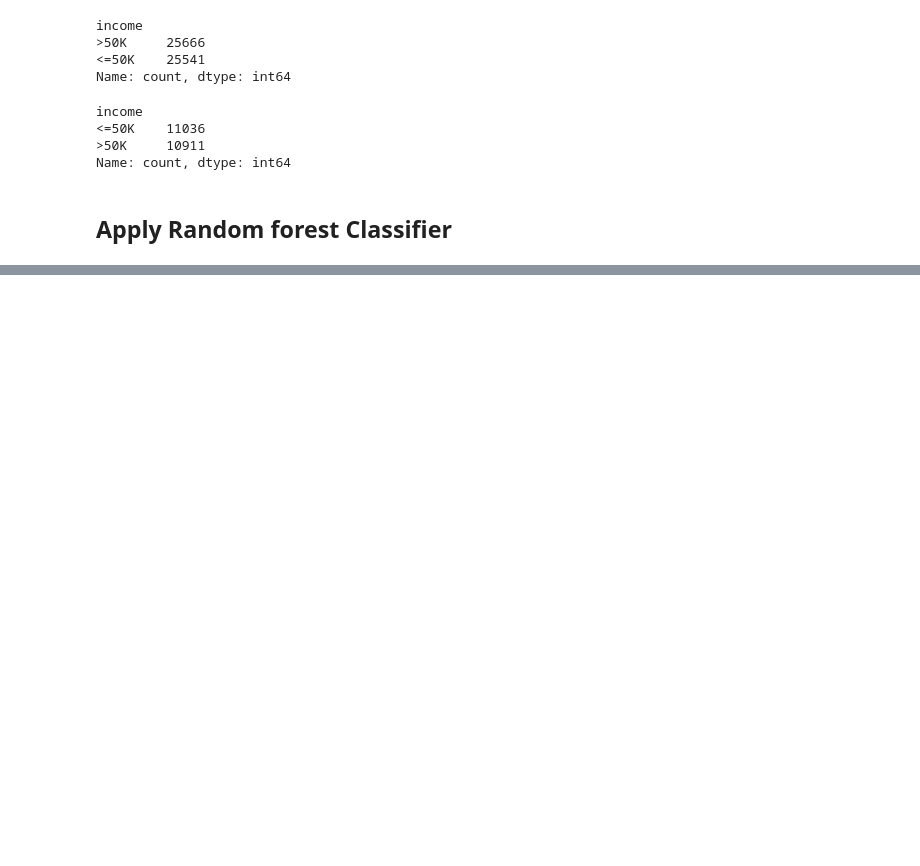
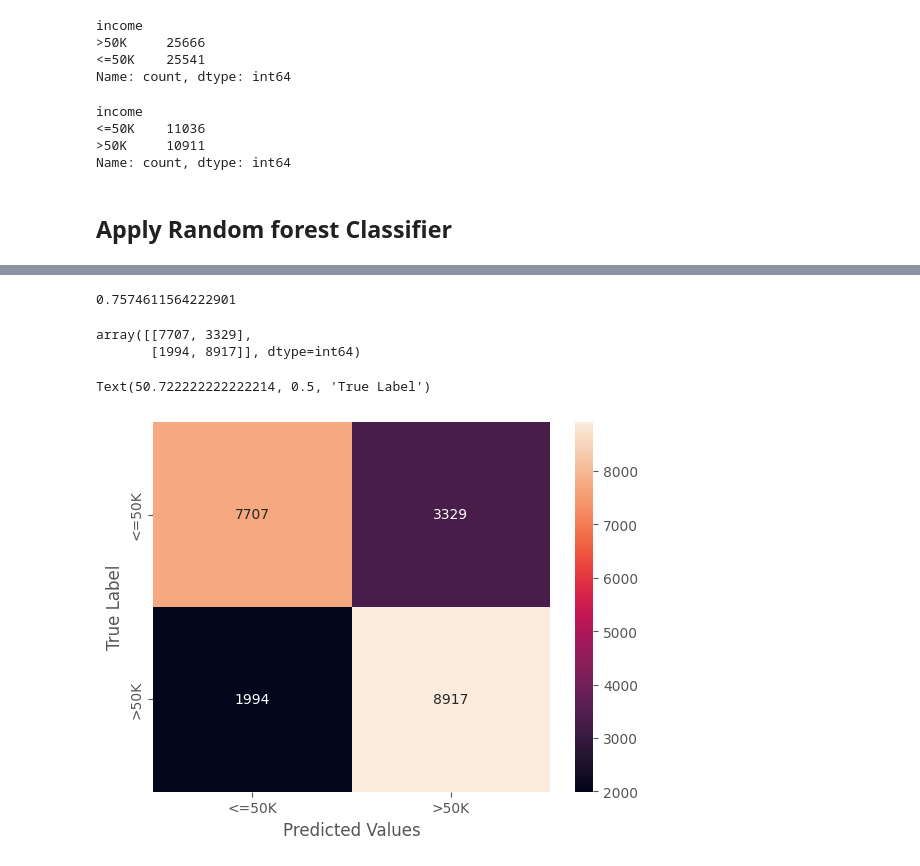
Before and after one commit to Lakshan2023/Machine-Learning-Coursework, a Jupyter notebook: DataCleaningProcess.ipynb, the cells around one changed output, grey strips where cells are left out. Saved outputs shown, nothing was run; the diff lists cells and outputs as text; code cells hidden in the pictures; blank space fills up the shorter version.

```diff
--- a/DataCleaningProcess.ipynb
+++ b/DataCleaningProcess.ipynb
@@ -1527,0 +1502,16 @@ Text(50.722222222222214, 0.5, 'True Label')
+# %%
+from sklearn.naive_bayes import BernoulliNB
+from sklearn.model_selection import GridSearchCV
+
+clf = BernoulliNB()
+
+# Define the parameter grid to search
+param_grid = {'alpha': [0.05, 0.1, 0.2, 0.3, 0.5, 1.0],
+              'binarize': [None, 0.0, 0.5]}
+
+# Perform grid search with cross-validation
+grid_search = GridSearchCV(clf, param_grid, cv=5, scoring='accuracy')
+grid_search.fit(train_x, train_y)
+
+# Print the best parameters found
+print("Best Parameters:", grid_search.best_params_)
@@ -1528,5 +1520,4 @@ Text(50.722222222222214, 0.5, 'True Label')
 # %%
-# from sklearn.naive_bayes import GaussianNB
+model_bayes = BernoulliNB(alpha=0.5, binarize=0.0)
 # %%
-# gausian_model = GaussianNB()
-# gausian_model.fit(train_x, train_y)
+model_bayes.fit(train_x, train_y)
@@ -1539,3 +1536,5 @@ Text(50.722222222222214, 0.5, 'True Label')
 # %%
-# random_model.fit(train_x, train_y)
+accuracy_score(test_y, model_bayes.predict(test_x))
+# %% [output]
+0.7574611564222901
 # %%
@@ -1543,4 +1542,14 @@ Text(50.722222222222214, 0.5, 'True Label')
 # %%
-# random_model.score(train_x, train_y)
+cm = confusion_matrix(test_y, model_bayes.predict(test_x))
+cm
+# %% [output]
+array([[7707, 3329],
+       [1994, 8917]], dtype=int64)
 # %%
-# X.head()
+labels = ["<=50K", ">50K"]
+sns.heatmap(cm , annot=True , fmt=".0f", xticklabels=labels, yticklabels=labels)
+plt.xlabel("Predicted Values")
+plt.ylabel("True Label")
+# %% [output]
+Text(50.722222222222214, 0.5, 'True Label')
+[figure, added]
```
Also changed, not shown: parts of 37 cells of this notebook.
